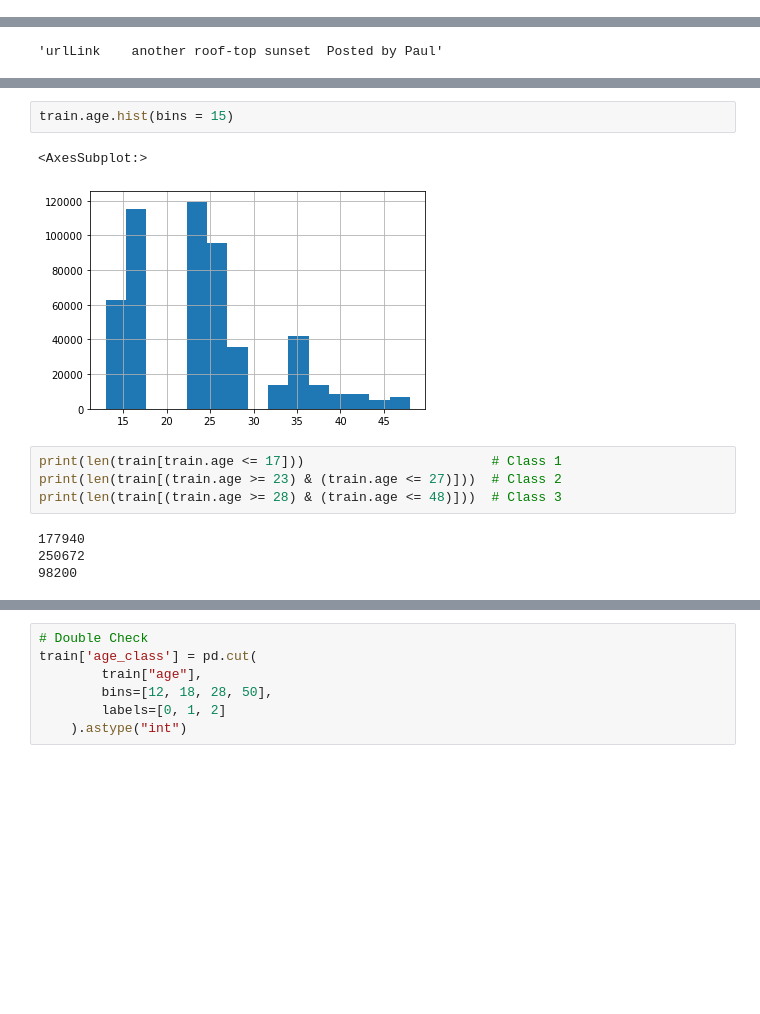
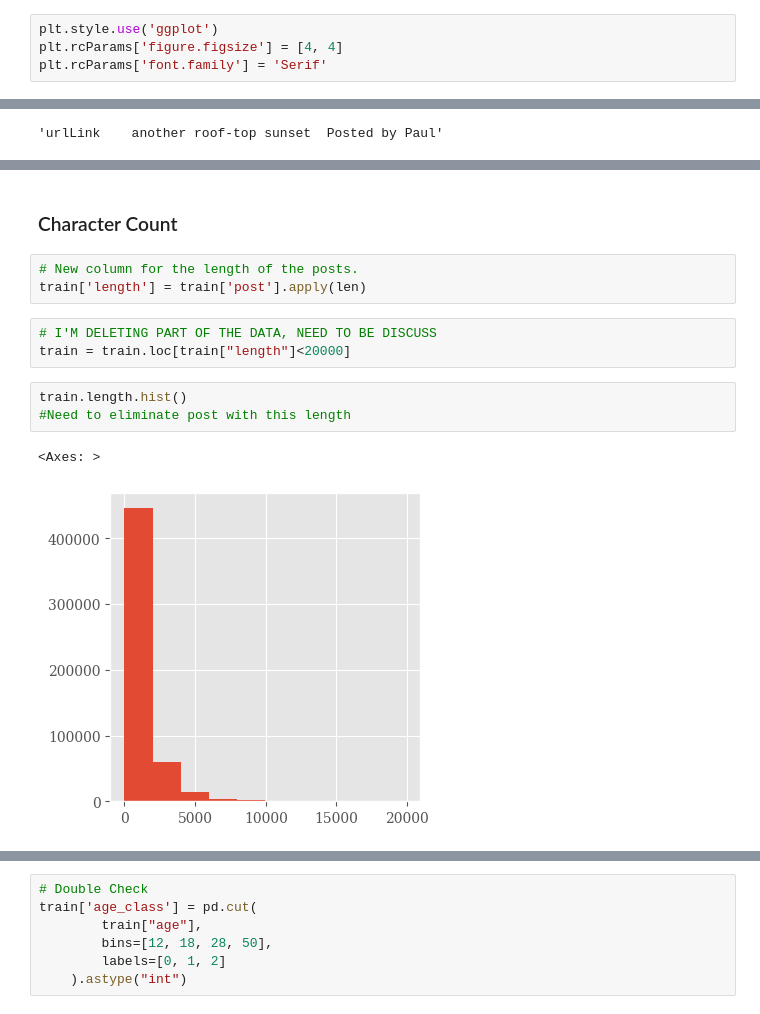
Before and after one commit to simonefacchiano/SL-Final-Project, a Jupyter notebook: final_project.ipynb, the cells around one changed output, grey strips where cells are left out. Drawn from its saved outputs; the diff is of its cells as text; blank space fills up the shorter version.

```diff
--- a/final_project.ipynb
+++ b/final_project.ipynb
@@ -5 +23,5 @@ import numpy as np
+# %%
+plt.style.use('ggplot')
+plt.rcParams['figure.figsize'] = [4, 4]
+plt.rcParams['font.family'] = 'Serif'
 # %%
@@ -39,13 +52,14 @@ dtype: int64
-# %%
-train.age.hist(bins = 15)
-# %% [output]
-<AxesSubplot:>
-[figure, removed]
-# %%
-print(len(train[train.age <= 17]))                        # Class 1
-print(len(train[(train.age >= 23) & (train.age <= 27)]))  # Class 2
-print(len(train[(train.age >= 28) & (train.age <= 48)]))  # Class 3
-# %% [output]
-177940
-250672
-98200
+# %% [markdown]
+### Character Count
+# %%
+# New column for the length of the posts.
+train['length'] = train['post'].apply(len)
+# %%
+# I'M DELETING PART OF THE DATA, NEED TO BE DISCUSS
+train = train.loc[train["length"]<20000]
+# %%
+train.length.hist()
+#Need to eliminate post with this length
+# %% [output]
+<Axes: >
+[figure, added]
```
Also changed, not shown: parts of 27 cells of this notebook.
